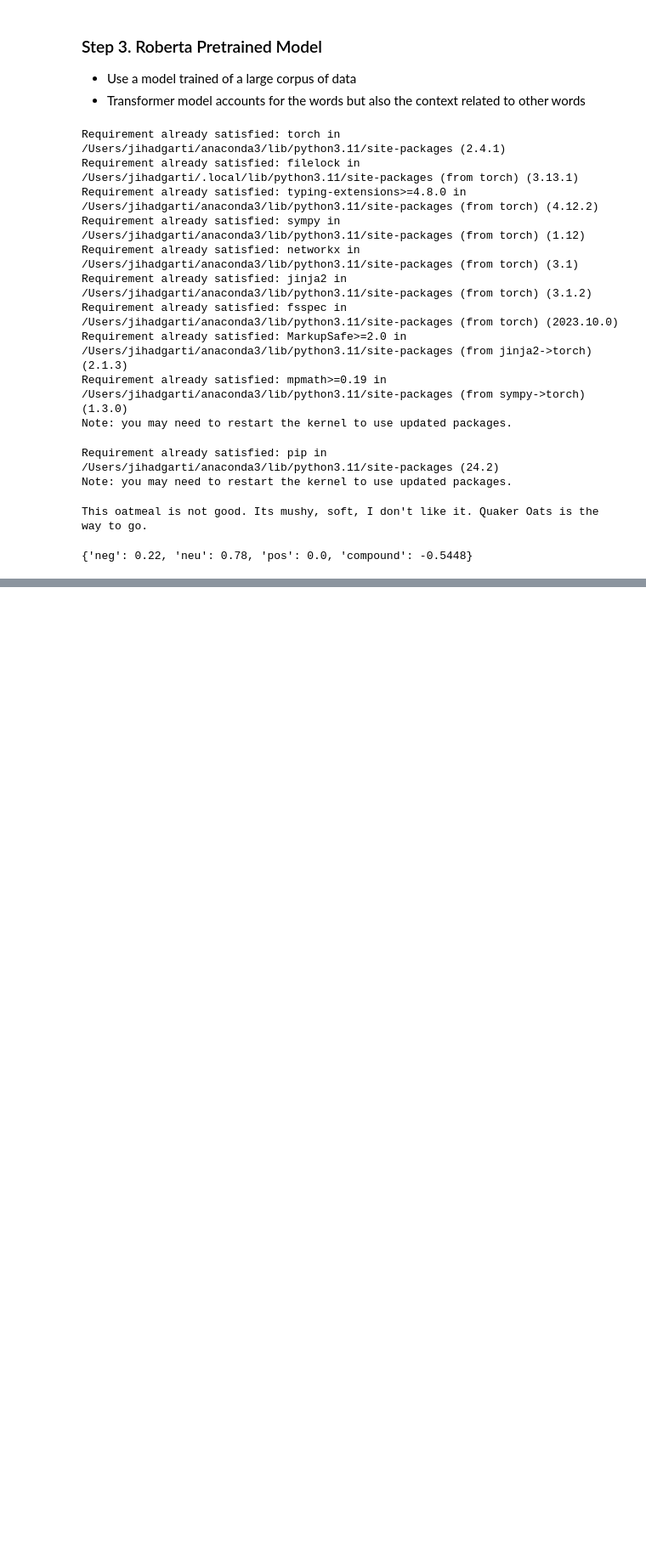
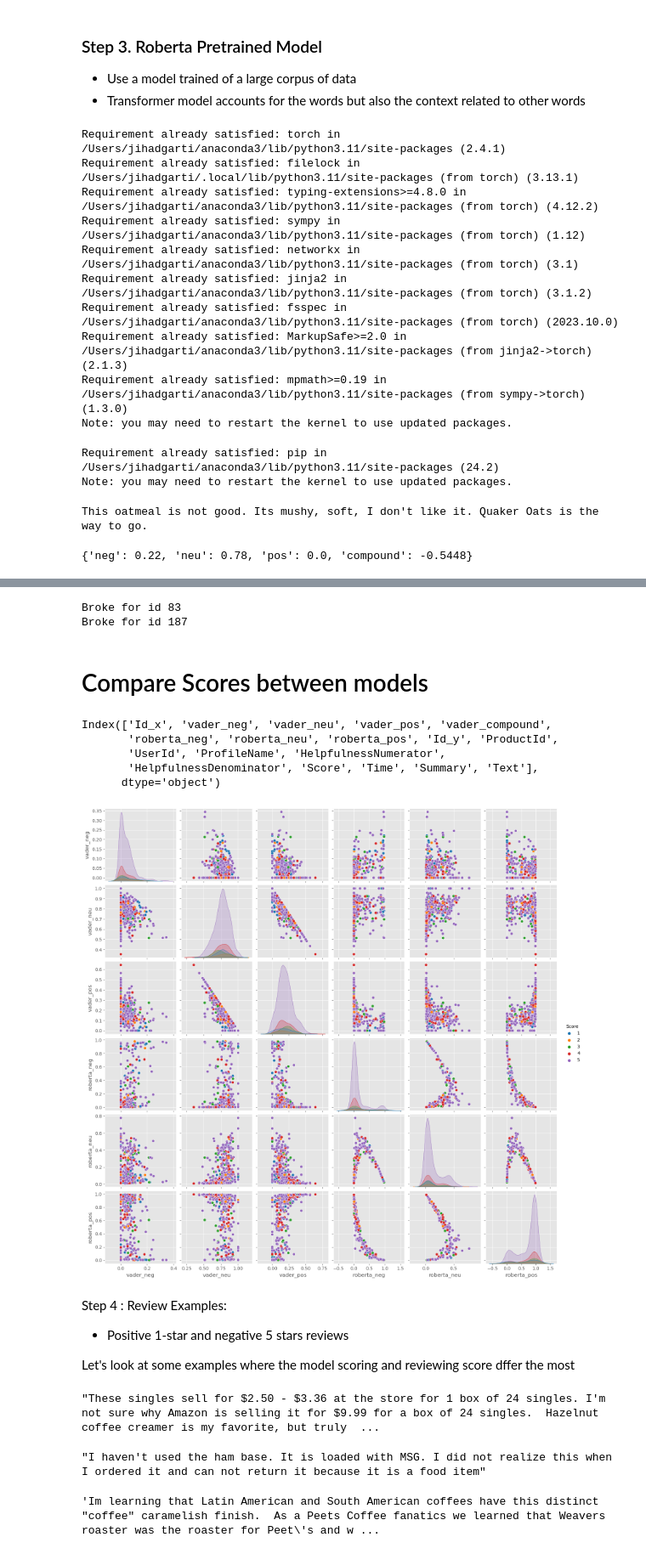
Before and after one commit to ackerman23/Sentimental-analysis, a Jupyter notebook: main.ipynb, the cells around one changed output, grey strips where cells are left out. Shown at 85% size. Cells and saved outputs as stored; diff of their text form; code cells hidden in the pictures; blank space fills up the shorter version.

```diff
--- a/main.ipynb
+++ b/main.ipynb
@@ -254,0 +284,4 @@ array([0.97635514, 0.02068747, 0.00295737], dtype=float32)
+# %%
+import gensim.downloader
+model = gensim.downloader.load("glove-wiki-gigaword-50")
+model["tower"]
@@ -254,0 +300,75 @@ array([0.97635514, 0.02068747, 0.00295737], dtype=float32)
+# %%
+def polarity_scores_roberta(example):
+    encoded_text = tokenizer(example, return_tensors='pt')
+    output = model(**encoded_text)
+    scores = output[0][0].detach().numpy()
+    scores = softmax(scores)
+    scores_dict = {
+        'roberta_neg' : scores[0],
+        'roberta_neu' : scores[1],
+        'roberta_pos' : scores[2]
+    }
+    return scores_dict
+# %%
+res = {}
+for i, row in tqdm(df.iterrows(), total = len(df)):
+    try:
+        text = row['Text']
+        myid = row['Id']
+        vader_result = sia.polarity_scores(text)
+        vader_result_rename = {}
+        for key, value in vader_result.items():
+            vader_result_rename[f"vader_{key}"] = value
+
+        roberta_result = polarity_scores_roberta(text)
+        both = {**vader_result_rename,**roberta_result}
+        res[myid] = both
+    except RuntimeError:
+        print(f"Broke for id {myid}")
+# %% [output]
+Broke for id 83
+Broke for id 187
+# %%
+results_df = pd.DataFrame(res).T
+results_df = results_df.reset_index().rename(columns={'index':'Id'})
+results_df = results_df.merge(df,how='left',left_index=True, right_index=True)
+# %% [markdown]
+# Compare Scores between models
+# %%
+results_df.columns
+# %% [output]
+Index(['Id_x', 'vader_neg', 'vader_neu', 'vader_pos', 'vader_compound',
+       'roberta_neg', 'roberta_neu', 'roberta_pos', 'Id_y', 'ProductId',
+       'UserId', 'ProfileName', 'HelpfulnessNumerator',
+       'HelpfulnessDenominator', 'Score', 'Time', 'Summary', 'Text'],
+      dtype='object')
+# %%
+sns.pairplot(data = results_df, vars = ['vader_neg', 'vader_neu', 'vader_pos',
+       'roberta_neg', 'roberta_neu', 'roberta_pos'],
+             hue = 'Score',
+             palette = 'tab10')
+plt.show();
+# %% [output]
+[figure, added]
+# %% [markdown]
+Step 4 : Review Examples:
+
+* Positive 1-star and negative 5 stars reviews
+
+Let's look at some examples where the model scoring and reviewing score dffer the most
+# %%
+results_df.query("Score == 1")\
+    .sort_values('roberta_pos',ascending = False)["Text"].values[0]
+# %% [output]
+"These singles sell for $2.50 - $3.36 at the store for 1 box of 24 singles. I'm not sure why Amazon is selling it for $9.99 for a box of 24 singles.  Hazelnut coffee creamer is my favorite, but truly  ...
+# %%
+results_df.query("Score == 1")\
+    .sort_values('vader_pos',ascending = False)["Text"].values[0]
+# %% [output]
+"I haven't used the ham base. It is loaded with MSG. I did not realize this when I ordered it and can not return it because it is a food item"
+# %%
+# negative sentiment
+results_df.query("Score == 5")\
+    .sort_values('roberta_pos',ascending = False)["Text"].values[0]
+# %% [output]
+'Im learning that Latin American and South American coffees have this distinct "coffee" caramelish finish.  As a Peets Coffee fanatics we learned that Weavers roaster was the roaster for Peet\'s and w ...
```
Also changed, not shown: parts of 5 cells of this notebook.
